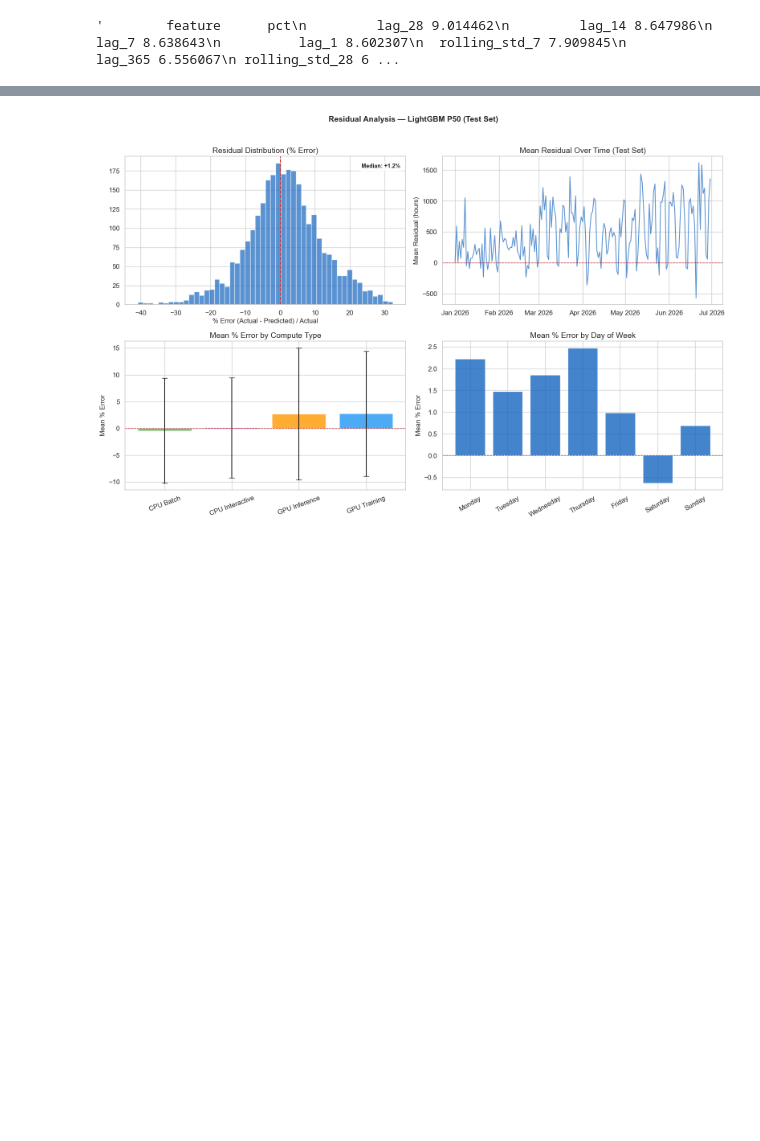
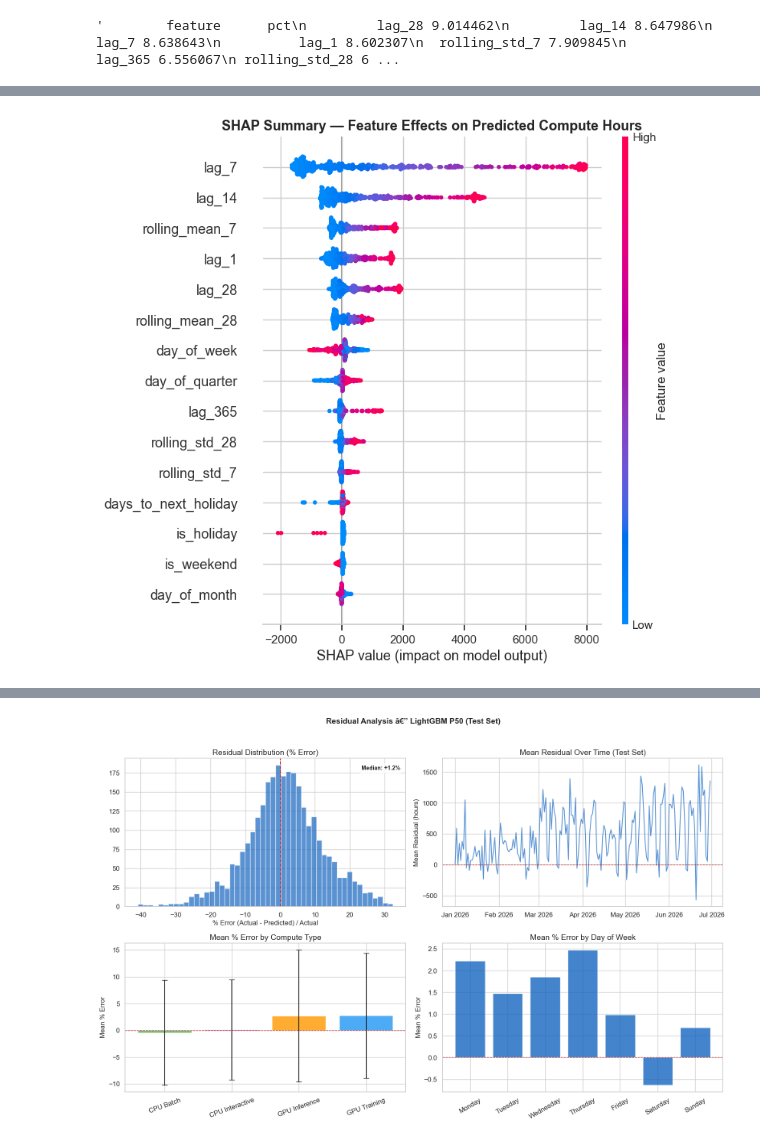
Before and after one commit to smurphy6492/compute-forecasting, a Jupyter notebook: notebooks/02_forecasting.ipynb, the cells around one changed output, grey strips where cells are left out. Saved outputs shown, nothing was run; the diff lists cells and outputs as text; code cells hidden in the pictures; blank space fills up the shorter version.

```diff
--- a/notebooks/02_forecasting.ipynb
+++ b/notebooks/02_forecasting.ipynb
@@ -613,0 +908,17 @@ Top 10 features:
+# %%
+import shap
+
+# Compute SHAP values on a sample of test data (500 rows for speed)
+sample_idx = np.random.RandomState(42).choice(len(X_test), size=min(500, len(X_test)), replace=False)
+X_sample = X_test.iloc[sample_idx]
+
+explainer = shap.TreeExplainer(model_p50)
+shap_values = explainer.shap_values(X_sample)
+
+fig, ax = plt.subplots(figsize=(12, 8))
+shap.summary_plot(shap_values, X_sample, show=False, max_display=15)
+plt.title("SHAP Summary — Feature Effects on Predicted Compute Hours", fontsize=13, fontweight="bold")
+plt.tight_layout()
+plt.show()
+# %% [output]
+[figure, added]
```
Also changed, not shown: parts of 36 cells of this notebook, 4 other files.
